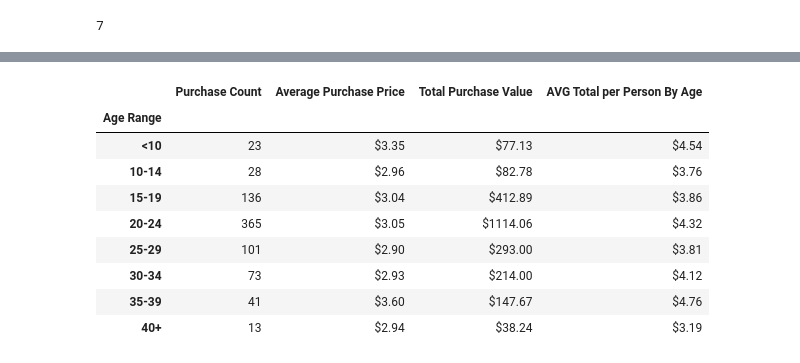
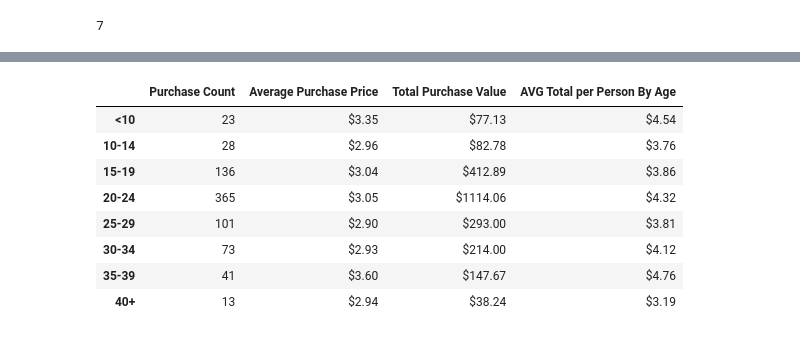
Before and after one commit to Gugunner/pandas-challenge, a Jupyter notebook: HeroesOfPymoli/HeroesOfPymoli.ipynb, the cells around one changed output, grey strips where cells are left out. Drawn from its saved outputs; the diff is of its cells as text; code cells hidden in the pictures.

```diff
--- a/HeroesOfPymoli/HeroesOfPymoli.ipynb
+++ b/HeroesOfPymoli/HeroesOfPymoli.ipynb
@@ -380,27 +368,26 @@ new_purchase_data
 # %%
-age_range = new_purchase_data.groupby(['Age Range'])
-age_range = age_range.agg({
+purchas_analysis_grouped = new_purchase_data.groupby(['Age Range'])
+purchas_analysis_grouped = purchas_analysis_grouped.agg({
     'Purchase ID': ['count'],
     'Price': ['mean', 'sum'],
     'SN': 'nunique'
 })
-age_range.columns = age_range.columns.droplevel(0)
-age_range
-age_demo_df = pd.DataFrame(age_range)
-age_demo_df = age_demo_df.rename(columns={
+purchas_analysis_grouped.columns = purchas_analysis_grouped.columns.droplevel(0)
+purchas_analysis_age_df = pd.DataFrame(purchas_analysis_grouped)
+purchas_analysis_age_df = purchas_analysis_age_df.rename(columns={
     'count':'Purchase Count',
     'mean': 'Average Purchase Price',
     'sum': 'Total Purchase Value',
     'nunique': 'AVG Total per Person By Age'
 })
-age_demo_df['AVG Total per Person By Age'] = age_demo_df.apply(lambda row: row['Total Purchase Value']/row['AVG Total per Person By Age'], axis=1)
-age_demo_df['Average Purchase Price'] = age_demo_df['Average Purchase Price'].map('${:.2f}'.format)
-age_demo_df['Total Purchase Value'] = age_demo_df['Total Purchase Value'].map('${:.2f}'.format)
-age_demo_df['AVG Total per Person By Age'] = age_demo_df['AVG Total per Person By Age'].map('${:.2f}'.format)
-age_demo_df
+purchas_analysis_age_df['AVG Total per Person By Age'] = purchas_analysis_age_df.apply(lambda row: row['Total Purchase Value']/row['AVG Total per Person By Age'], axis=1)
+purchas_analysis_age_df['Average Purchase Price'] = purchas_analysis_age_df['Average Purchase Price'].map('${:.2f}'.format)
+purchas_analysis_age_df['Total Purchase Value'] = purchas_analysis_age_df['Total Purchase Value'].map('${:.2f}'.format)
+purchas_analysis_age_df['AVG Total per Person By Age'] = purchas_analysis_age_df['AVG Total per Person By Age'].map('${:.2f}'.format)
+purchas_analysis_age_df.index.name = None
+purchas_analysis_age_df
 # %% [output]
 |  | Purchase Count | Average Purchase Price | Total Purchase Value | AVG Total per Person By Age |
-| Age Range |  |  |  |  |
 | <10 | 23 | $3.35 | $77.13 | $4.54 |
 | 10-14 | 28 | $2.96 | $82.78 | $3.76 |
 | 15-19 | 136 | $3.04 | $412.89 | $3.86 |
```
Also changed, not shown: parts of 26 cells of this notebook.
